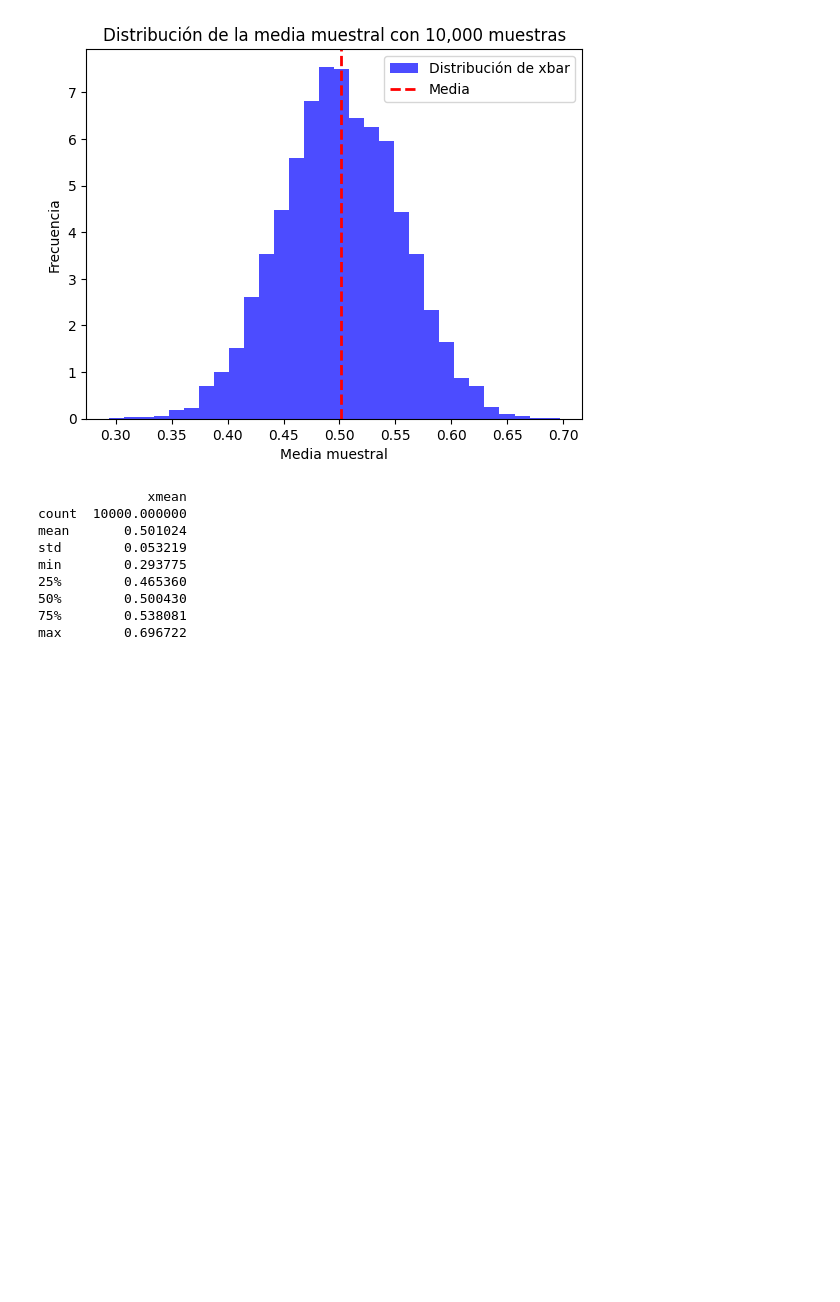
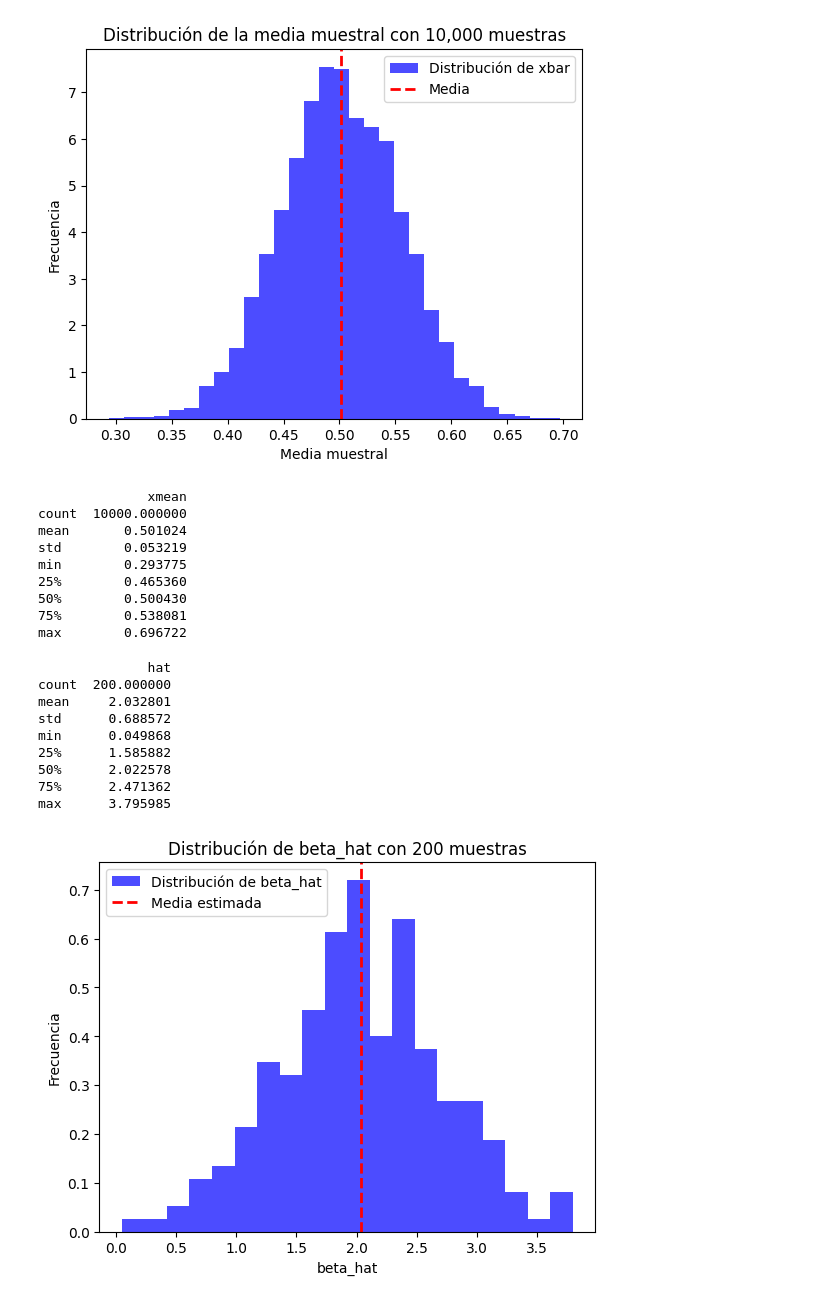
Before and after one commit to DavidGuzzi/MECMT05, a Jupyter notebook: clase_p_5.ipynb, the cells around one changed output. Cells and saved outputs as stored; diff of their text form; code cells hidden in the pictures; blank space fills up the shorter version.

```diff
--- a/clase_p_5.ipynb
+++ b/clase_p_5.ipynb
@@ -280,3 +280,66 @@ min        0.293775
 50%        0.500430
 75%        0.538081
 max        0.696722
+# %%
+import numpy as np
+import pandas as pd
+import statsmodels.api as sm
+import matplotlib.pyplot as plt
+
+# Parámetros poblacionales
+beta = 2  # Coeficiente de pendiente
+a = 1     # Ordenada al origen
+
+# Función para generar una muestra y estimar beta
+def una_muestra(n_obs=30, seed=None):
+    if seed is not None:
+        np.random.seed(seed)
+    # Generar variables aleatorias
+    x = np.random.uniform(0, 1, n_obs)  # Variable independiente
+    u = np.random.normal(0, 1, n_obs)  # Error aleatorio
+    y = a + beta * x + u               # Variable dependiente
+
+    # Ajustar modelo de regresión lineal
+    x_with_const = sm.add_constant(x)  # Agregar constante
+    model = sm.OLS(y, x_with_const).fit()  # Ajustar modelo OLS
+
+    # Retornar el coeficiente estimado para x
+    return model.params[1]  # Coeficiente asociado a x
+
+# Simular 200 repeticiones de beta_hat
+def simular_beta_hat(reps=200, n_obs=30, seed=10101):
+    np.random.seed(seed)  # Fijar semilla global
+    betas_hat = [una_muestra(n_obs=n_obs) for _ in range(reps)]
+    return np.array(betas_hat)
+
+# Parámetros de simulación
+n_obs = 30
+reps = 200
+seed = 10101
+
+# Realizar simulación
+betas_hat = simular_beta_hat(reps=reps, n_obs=n_obs, seed=seed)
+
+# Resumen estadístico
+resumen = pd.DataFrame(betas_hat, columns=["hat"]).describe()
+print(resumen)
+
+# Graficar histograma de beta_hat
+plt.hist(betas_hat, bins=20, density=True, alpha=0.7, color='blue', label="Distribución de beta_hat")
+plt.axvline(np.mean(betas_hat), color='red', linestyle='dashed', linewidth=2, label="Media estimada")
+plt.title("Distribución de beta_hat con 200 muestras")
+plt.xlabel("beta_hat")
+plt.ylabel("Frecuencia")
+plt.legend()
+plt.show()
+# %% [output]
+              hat
+count  200.000000
+mean     2.032801
+std      0.688572
+min      0.049868
+25%      1.585882
+50%      2.022578
+75%      2.471362
+max      3.795985
+[figure, added]
```
